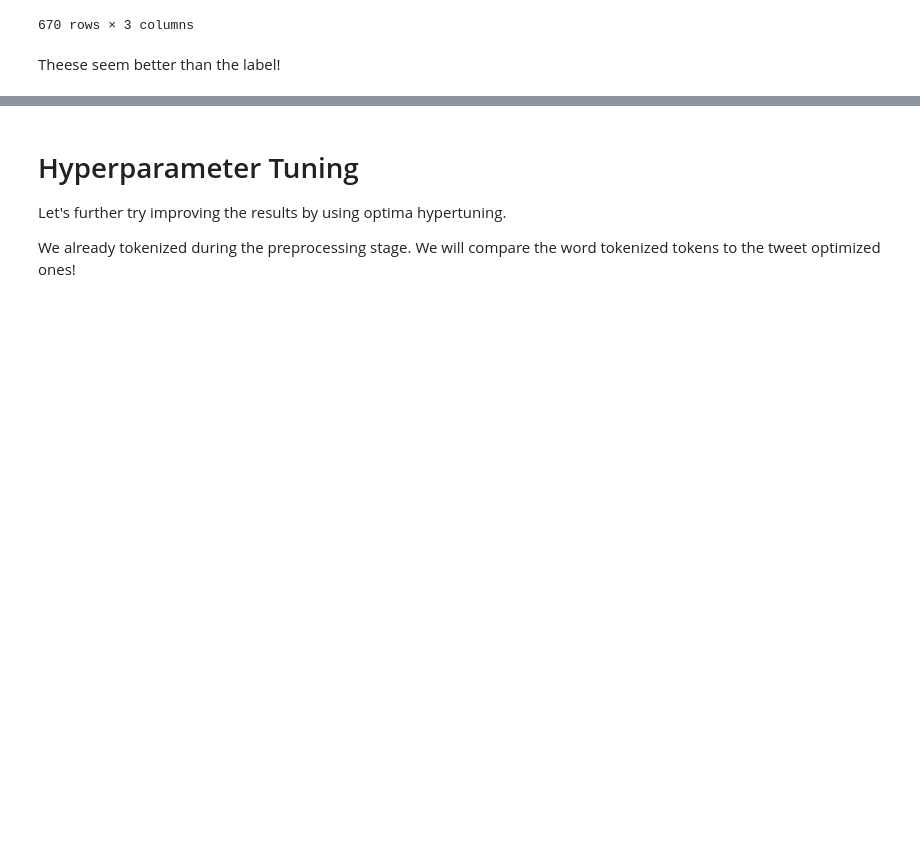
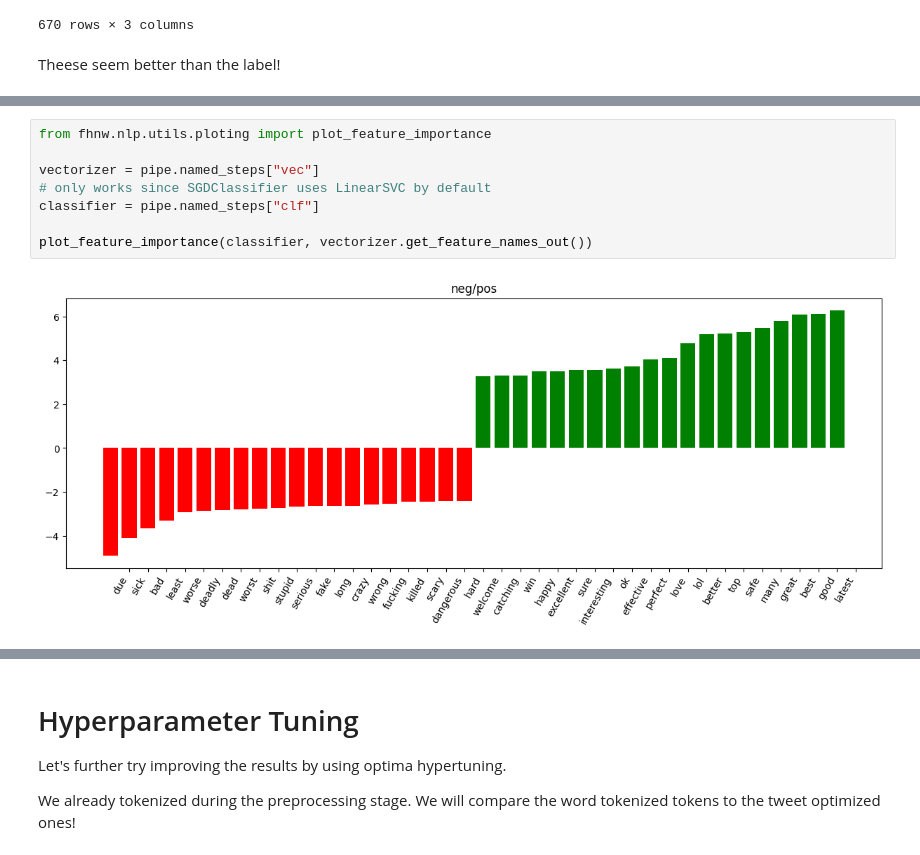
Before and after one commit to miam-bonbon/assignment-adv-nlp, a Jupyter notebook: adv_nlp_assignment_mh_03_baseline_model.ipynb, the cells around one changed output, grey strips where cells are left out. Cells and saved outputs as stored; diff of their text form; blank space fills up the shorter version.

```diff
--- a/adv_nlp_assignment_mh_03_baseline_model.ipynb
+++ b/adv_nlp_assignment_mh_03_baseline_model.ipynb
@@ -220,0 +365,10 @@ Theese seem better than the label!
+# %%
+from fhnw.nlp.utils.ploting import plot_feature_importance
+
+vectorizer = pipe.named_steps["vec"]
+# only works since SGDClassifier uses LinearSVC by default
+classifier = pipe.named_steps["clf"]
+
+plot_feature_importance(classifier, vectorizer.get_feature_names_out())
+# %% [output]
+[figure, added]
```
Also changed, not shown: parts of 14 cells of this notebook.
